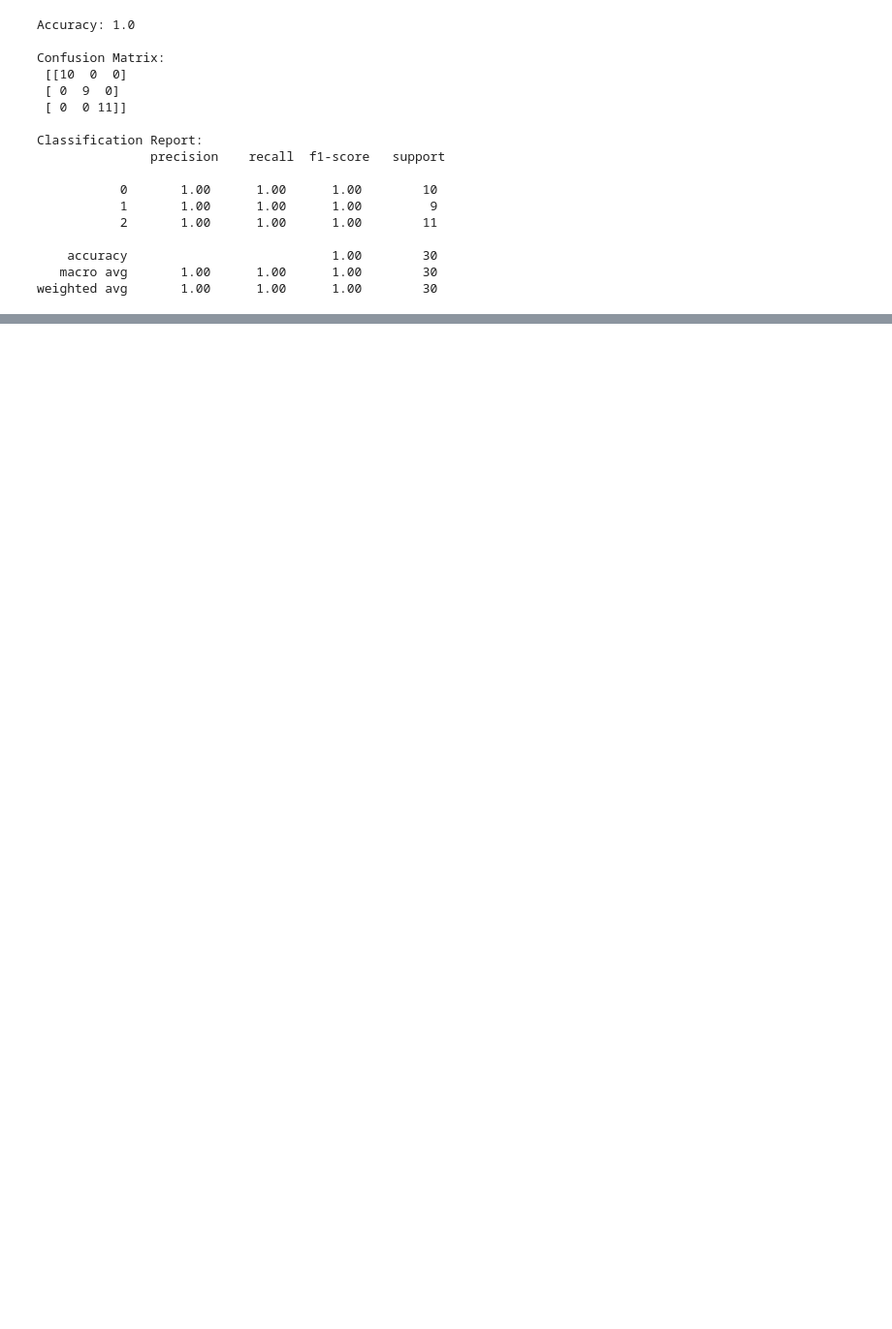
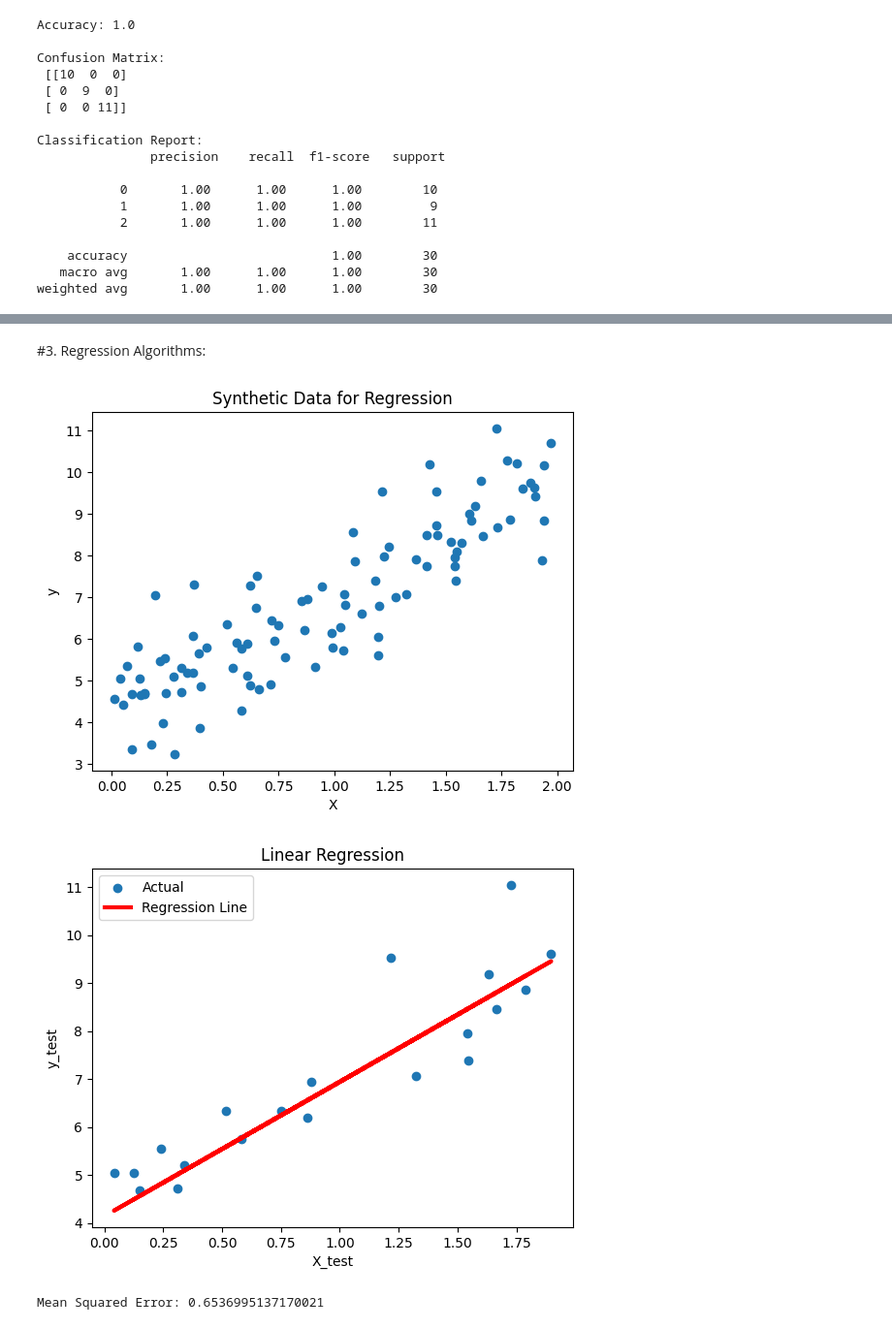
Before and after one commit to MandiraBanerjee2001/Mandira2001, a Jupyter notebook: Data_Mining_Algo.ipynb, the cells around one changed output, grey strips where cells are left out. Shown: that part at 97% size. Drawn from its saved outputs; the diff is of its cells as text; code cells hidden in the pictures; blank space fills up the shorter version.

```diff
--- a/Data_Mining_Algo.ipynb
+++ b/Data_Mining_Algo.ipynb
@@ -122,0 +148,47 @@ weighted avg       1.00      1.00      1.00        30
+# %% [markdown]
+#3. Regression Algorithms:
+# %%
+import numpy as np
+import matplotlib.pyplot as plt
+from sklearn.model_selection import train_test_split
+from sklearn.linear_model import LinearRegression
+from sklearn.metrics import mean_squared_error
+
+# Generate synthetic data for regression
+np.random.seed(42)
+X = 2 * np.random.rand(100, 1)
+y = 4 + 3 * X + np.random.randn(100, 1)
+
+# Visualize the data
+plt.scatter(X, y)
+plt.title("Synthetic Data for Regression")
+plt.xlabel("X")
+plt.ylabel("y")
+plt.show()
+
+# Split the data into training and testing sets
+X_train, X_test, y_train, y_test = train_test_split(X, y, test_size=0.2, random_state=42)
+
+# Apply Linear Regression
+lin_reg = LinearRegression()
+lin_reg.fit(X_train, y_train)
+
+# Make predictions on the test set
+y_pred = lin_reg.predict(X_test)
+
+# Visualize the regression line
+plt.scatter(X_test, y_test, label='Actual')
+plt.plot(X_test, y_pred, color='red', linewidth=3, label='Regression Line')
+plt.title("Linear Regression")
+plt.xlabel("X_test")
+plt.ylabel("y_test")
+plt.legend()
+plt.show()
+
+# Evaluate the model
+mse = mean_squared_error(y_test, y_pred)
+print(f"Mean Squared Error: {mse}")
+# %% [output]
+[figure, added]
+[figure, added]
+Mean Squared Error: 0.6536995137170021
```
Also changed, not shown: parts of 15 cells of this notebook.
